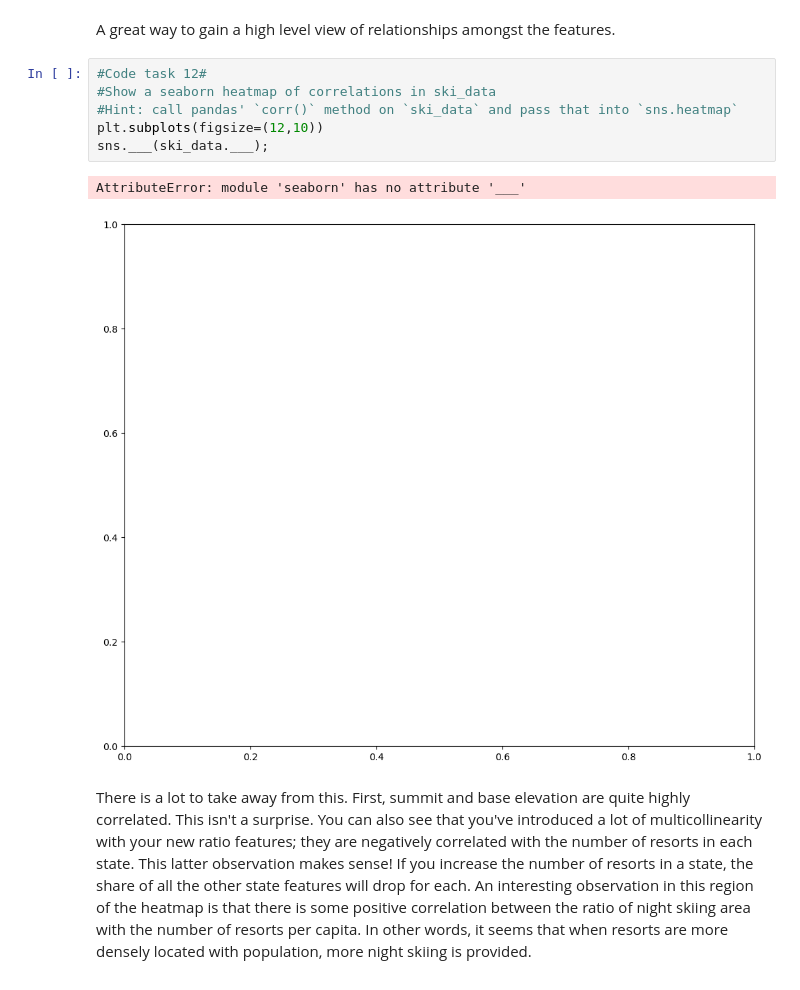
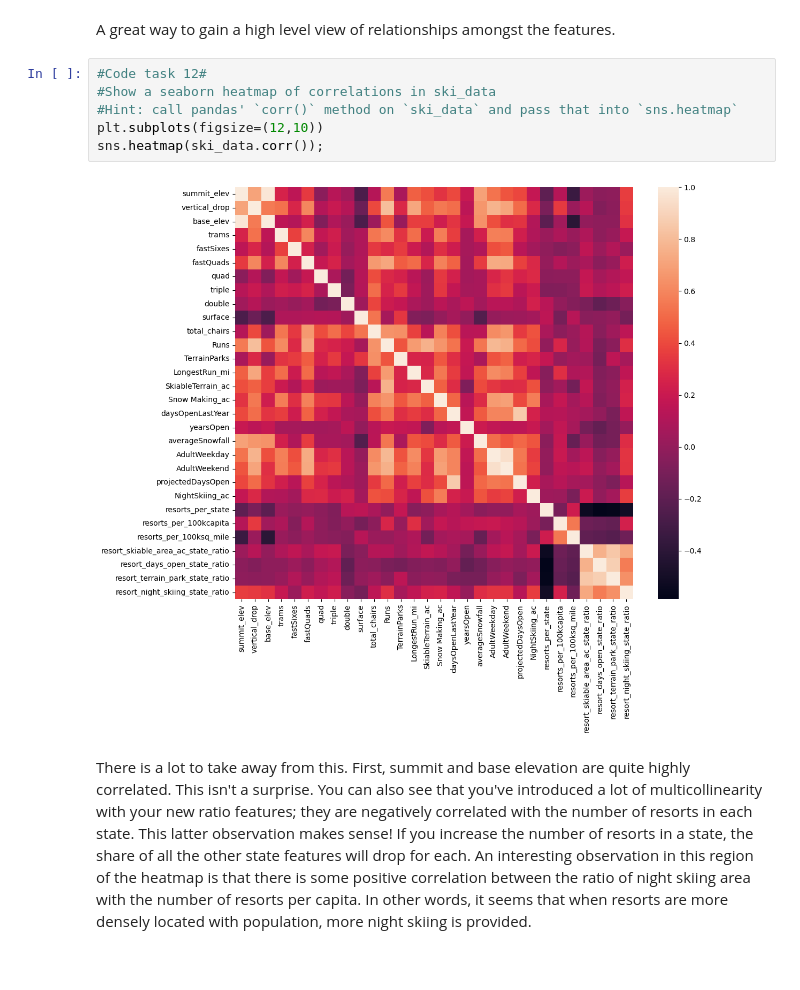
Before and after one commit to Mclane808/DataScienceGuidedCapstone, a Jupyter notebook: Notebooks/03_exploratory_data_analysis.ipynb, the cells around one changed output. Drawn from its saved outputs; the diff is of its cells as text.

```diff
--- a/Notebooks/03_exploratory_data_analysis.ipynb
+++ b/Notebooks/03_exploratory_data_analysis.ipynb
@@ -759,12 +758,11 @@ A great way to gain a high level view of relationships amongst the features.
 # %%
 #Code task 12#
 #Show a seaborn heatmap of correlations in ski_data
 #Hint: call pandas' `corr()` method on `ski_data` and pass that into `sns.heatmap`
 plt.subplots(figsize=(12,10))
-sns.___(ski_data.___);
+sns.heatmap(ski_data.corr());
 # %% [output]
-AttributeError: module 'seaborn' has no attribute '___'
-[figure, old version]
+[figure, new version]
 # %% [markdown]
 There is a lot to take away from this. First, summit and base elevation are quite highly correlated. This isn't a surprise. You can also see that you've introduced a lot of multicollinearity with your new ratio features; they are negatively correlated with the number of resorts in each state. This latter observation makes sense! If you increase the number of resorts in a state, the share of all the other state features will drop for each. An interesting observation in this region of the heatmap is that there is some positive correlation between the ratio of night skiing area with the number of resorts per capita. In other words, it seems that when resorts are more densely located with population, more night skiing is provided.
 
```
Also changed, not shown: parts of 14 cells of this notebook, 1 other file.
